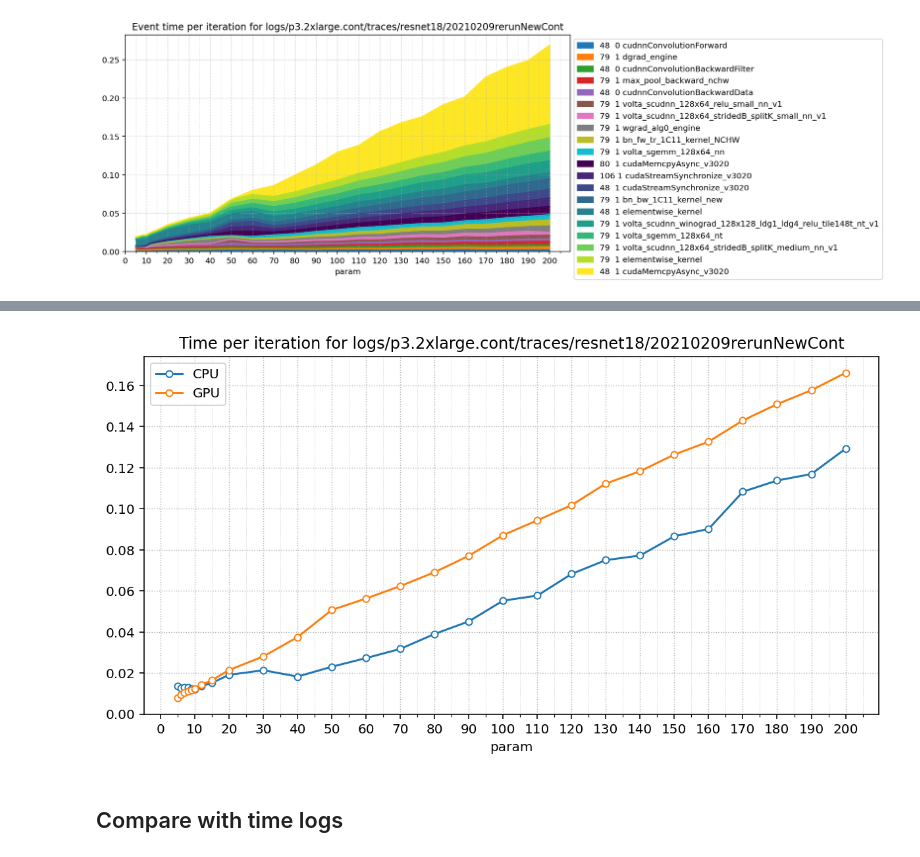
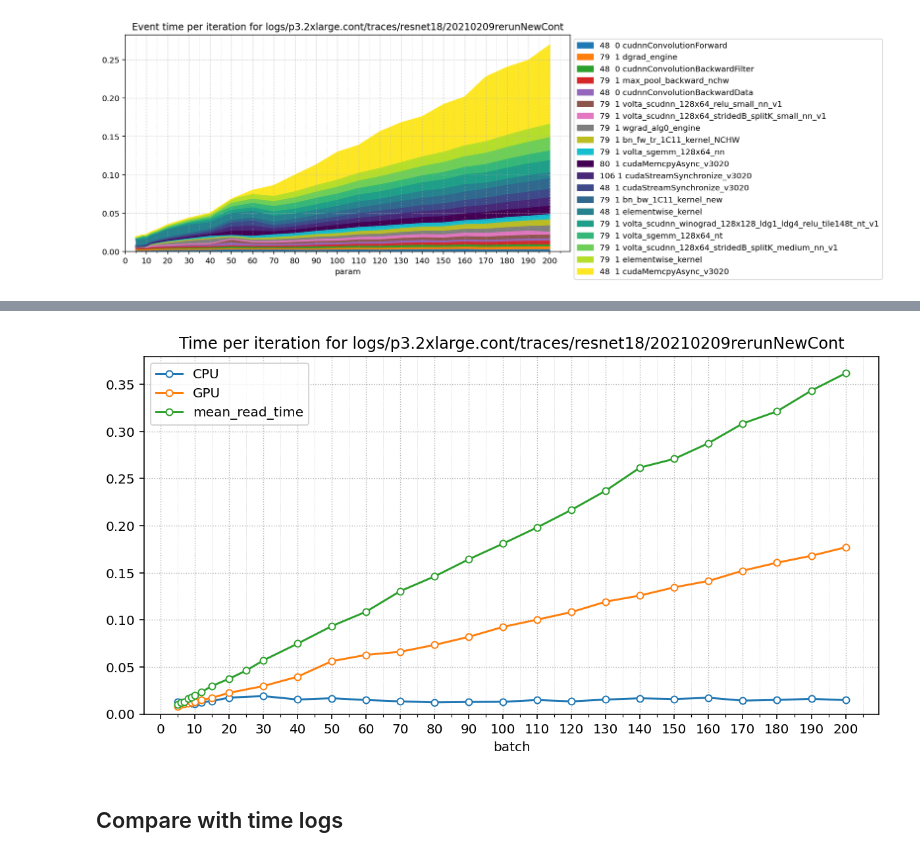
Before and after one commit to pyotr777/nsystraceparser, a Jupyter notebook: aggregateTimeFromMultipleTraces-PytorchResnet18V100.ipynb, the cells around one changed output, grey strips where cells are left out. Cells and saved outputs as stored; diff of their text form; code cells hidden in the pictures.

```diff
--- a/aggregateTimeFromMultipleTraces-PytorchResnet18V100.ipynb
+++ b/aggregateTimeFromMultipleTraces-PytorchResnet18V100.ipynb
@@ -312,0 +385,6 @@ leg = ax.legend(ncol=1, loc='upper left', bbox_to_anchor=(1,1))
+# %%
+dataiodir = "../mlbench/pytorch/logs/p3.2xlarge.cont/iterseries/resnet18_3_20210224/"
+dataio = pd.read_csv(os.path.join(dataiodir,"avg.csv"))
+dataio.set_index("batch",drop=True,inplace=True)
+dataio = dataio/1000. # Convert ms to s
+dataio.head()
@@ -312,0 +399,4 @@ leg = ax.legend(ncol=1, loc='upper left', bbox_to_anchor=(1,1))
+# %%
+dataio.loc[:,"median_read_time"] = dataio["median_read_time"] * dataio.index.values
+dataio.loc[:,"mean_read_time"]= dataio["mean_read_time"] * dataio.index.values
+dataio.head()
@@ -313,8 +413,8 @@ leg = ax.legend(ncol=1, loc='upper left', bbox_to_anchor=(1,1))
 # %%
 df_CPUGPU = times.T
-df_CPUGPU.loc[:,"GPU"] = df_CPUGPU[['GPU','GPU memcopy sync']].sum(axis=1)
-df_CPUGPU.drop(['GPU memcopy sync','GPU memcopy async','other'],axis=1,inplace=True)
-df_CPUGPU
+df_CPUGPU.loc[:,"GPU"] = df_CPUGPU[['GPU','Memcpy']].sum(axis=1)
+df_CPUGPU.drop(['other','Memcpy'],axis=1,inplace=True)
+df_CPUGPU.head()
 # %% [output]
 | kind | CPU | GPU |
 | param |  |  |
@@ -337,16 +426,17 @@ df_CPUGPU
 # %%
 fig,ax = plt.subplots(figsize=(10,5),dpi=144)
 df_CPUGPU.plot(ms=5,mfc='white',marker='o',ax=ax)
+dataio.plot(y='mean_read_time',use_index=True, ms=5,mfc='white',marker='o',ax=ax)
 ax.set_ylim([0,None])
 ax.xaxis.set_major_locator(MultipleLocator(10))
 ax.xaxis.set_minor_locator(MultipleLocator(5))
 ax.grid(ls=':', lw=0.7)
 ax.grid(ls=':', lw=0.3, which='minor')
 ax.set_title("Time per iteration for {}".format(logdir))
 ax.legend()
 plt.show()
 # %% [output]
-[figure, old version]
+[figure, new version]
 # %% [markdown]
 ## Compare with time logs
 # %%
```
Also changed, not shown: parts of 11 cells of this notebook, 2 other files.
